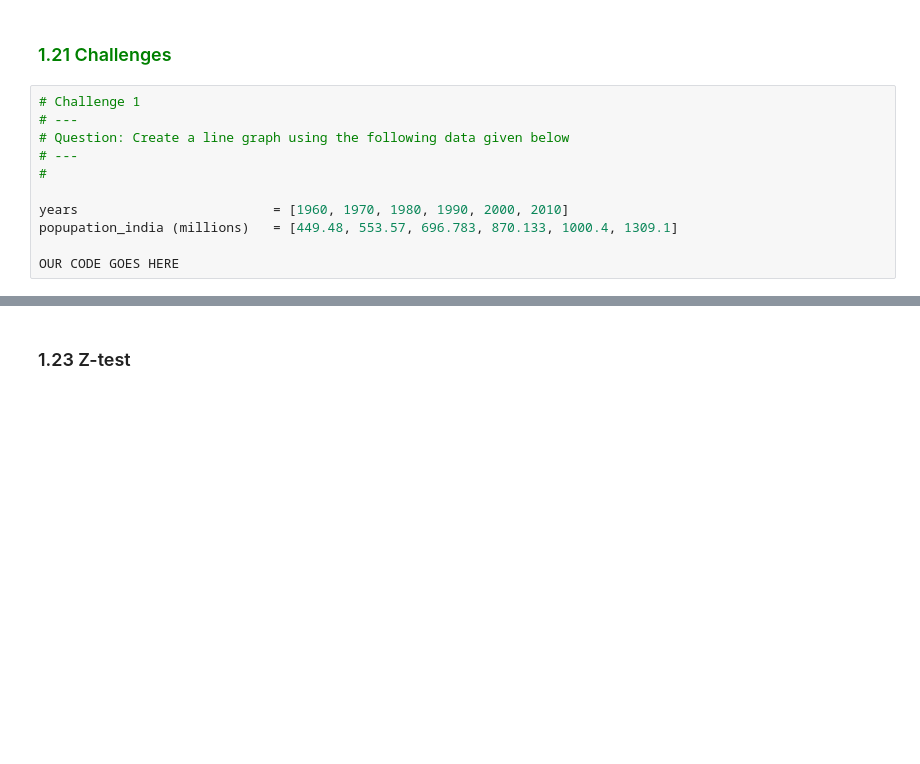
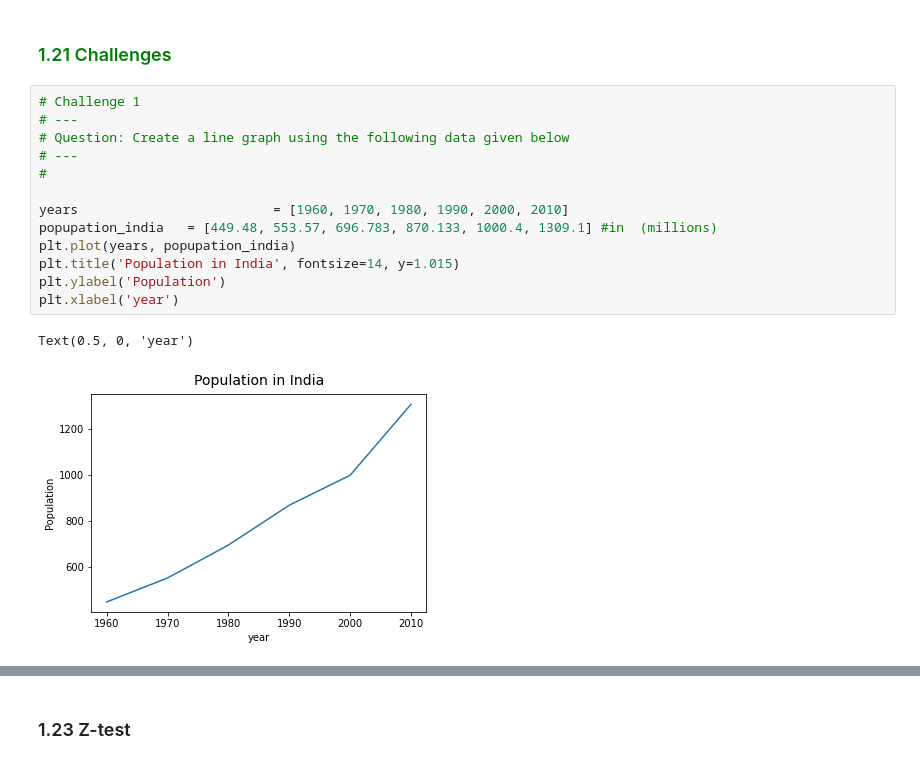
Before and after one commit to Ruoro/moringadescstats, a Jupyter notebook: Copy_of_Bivariate_Analysis_with_Python_Exercise.ipynb, the cells around one changed output, grey strips where cells are left out. Cells and saved outputs as stored; diff of their text form; blank space fills up the shorter version.

```diff
--- a/Copy_of_Bivariate_Analysis_with_Python_Exercise.ipynb
+++ b/Copy_of_Bivariate_Analysis_with_Python_Exercise.ipynb
@@ -692,14 +741,19 @@ plt.show()
 # %%
 # Challenge 1
 # ---
 # Question: Create a line graph using the following data given below
 # ---
 #
 
 years                         = [1960, 1970, 1980, 1990, 2000, 2010]
-popupation_india (millions)   = [449.48, 553.57, 696.783, 870.133, 1000.4, 1309.1]
-
-OUR CODE GOES HERE
+popupation_india   = [449.48, 553.57, 696.783, 870.133, 1000.4, 1309.1] #in  (millions)
+plt.plot(years, popupation_india)
+plt.title('Population in India', fontsize=14, y=1.015)
+plt.ylabel('Population')
+plt.xlabel('year')
+# %% [output]
+Text(0.5, 0, 'year')
+[figure, added]
 # %%
 # Challenge 2
 # ---
```
Also changed, not shown: parts of 13 cells of this notebook.
